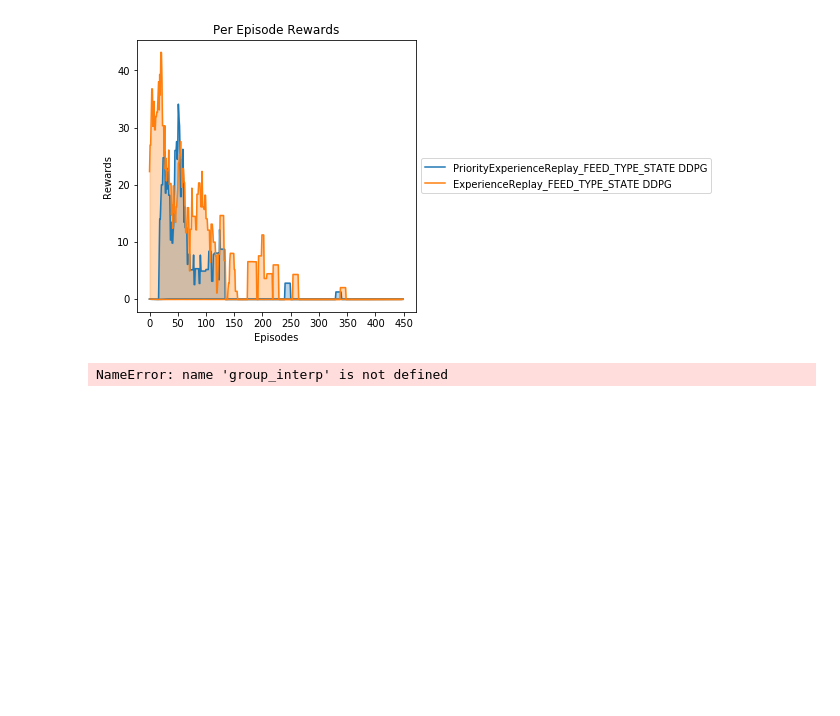
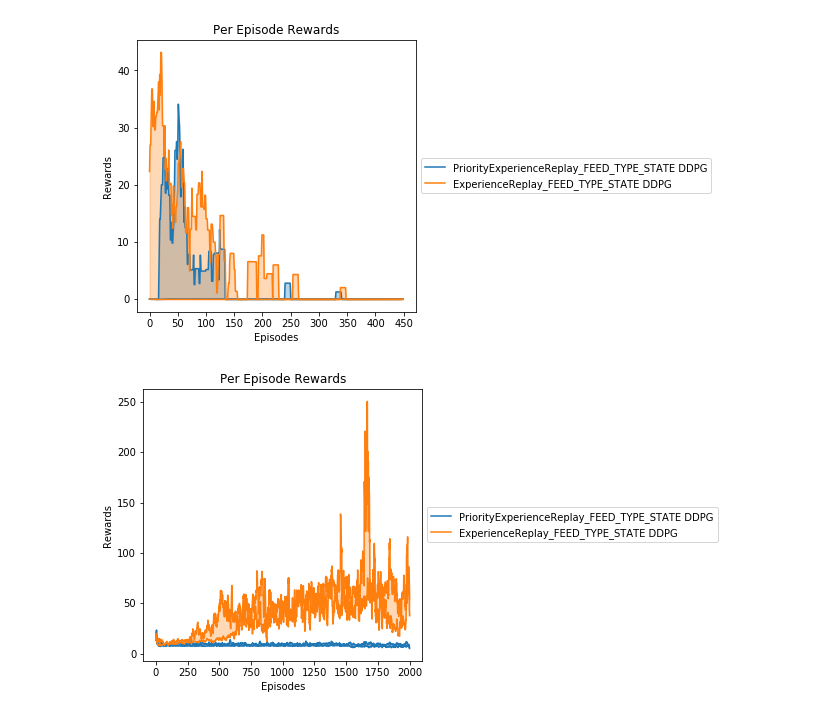
Before and after one commit to josiahls/fast-reinforcement-learning, a Jupyter notebook: docs_src/rl.agents.ddpg.ipynb, the cells around one changed output. Drawn from its saved outputs; the diff is of its cells as text; code cells hidden in the pictures; blank space fills up the shorter version.

Commit message:
Added: - more ddpg tests

```diff
--- a/docs_src/rl.agents.ddpg.ipynb
+++ b/docs_src/rl.agents.ddpg.ipynb
@@ -57,7 +57,8 @@ model_dirs = ['data/mountaincarcontinuous_ddpg']
 show_config_group(model_dirs)
 # %% [output]
 [figure]
-# %%
-group_interp.analysis
-# %% [output]
-NameError: name 'group_interp' is not defined
+# %%
+model_dirs = ['data/walker2d_ddpg']
+show_config_group(model_dirs)
+# %% [output]
+[figure, added]
```
